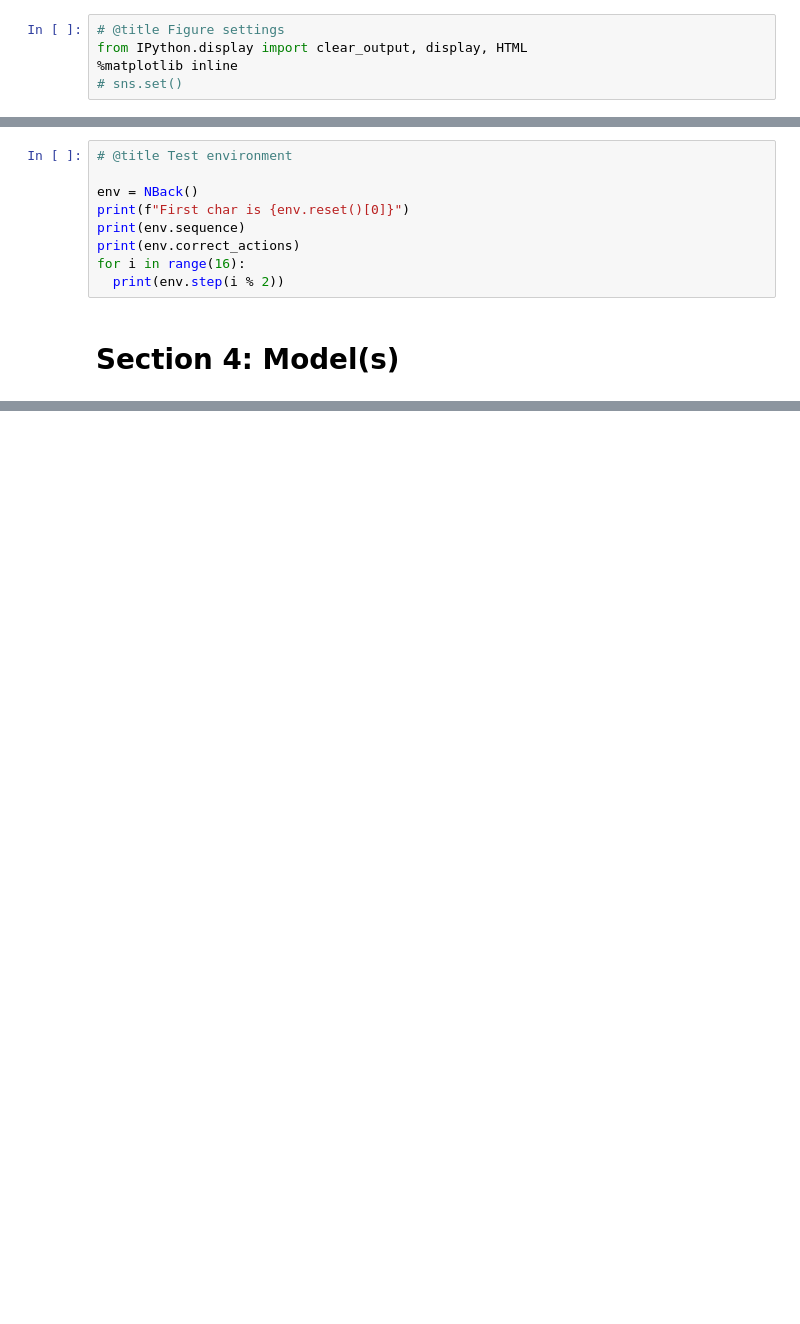
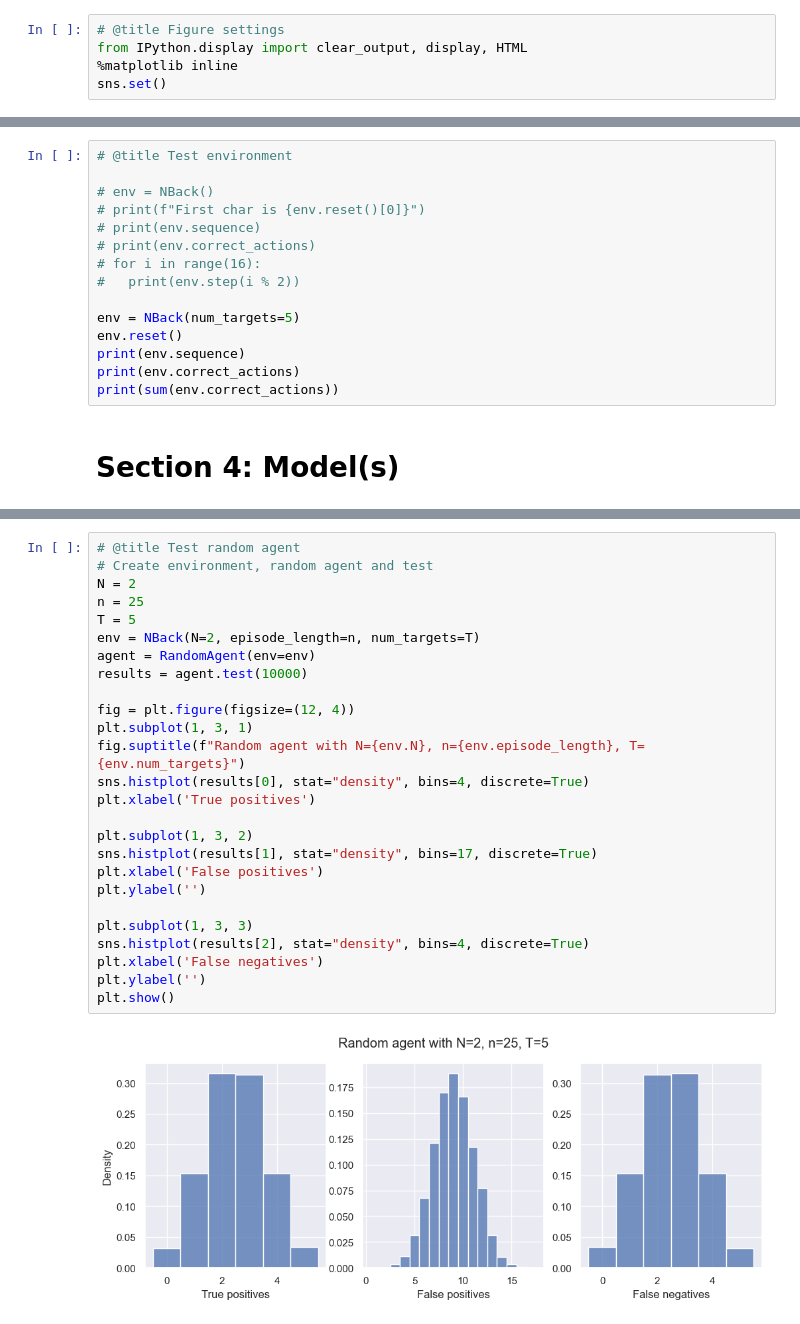
Before and after one commit to bobasaurusrex/NMA-group1, a Jupyter notebook: NMA_Project_Group_1.ipynb, the cells around one changed output, grey strips where cells are left out. Drawn from its saved outputs; the diff is of its cells as text; blank space fills up the shorter version.

Commit message:
Random agent + results

```diff
--- a/NMA_Project_Group_1.ipynb
+++ b/NMA_Project_Group_1.ipynb
@@ -72,7 +66,7 @@ from gymnasium import spaces
 # @title Figure settings
 from IPython.display import clear_output, display, HTML
 %matplotlib inline
-# sns.set()
+sns.set()
 # %% [markdown]
 ---
 # Background
@@ -196,11 +201,17 @@ class NBack(gym.Env):
 # %%
 # @title Test environment
 
-env = NBack()
-print(f"First char is {env.reset()[0]}")
+# env = NBack()
+# print(f"First char is {env.reset()[0]}")
+# print(env.sequence)
+# print(env.correct_actions)
+# for i in range(16):
+#   print(env.step(i % 2))
+
+env = NBack(num_targets=5)
+env.reset()
 print(env.sequence)
 print(env.correct_actions)
-for i in range(16):
-  print(env.step(i % 2))
+print(sum(env.correct_actions))
 # %% [markdown]
 # Section 4: Model(s)
@@ -210,3 +255,31 @@ class RandomAgent(nn.Module):
+# %%
+# @title Test random agent
+# Create environment, random agent and test
+N = 2
+n = 25
+T = 5
+env = NBack(N=2, episode_length=n, num_targets=T)
+agent = RandomAgent(env=env)
+results = agent.test(10000)
+
+fig = plt.figure(figsize=(12, 4))
+plt.subplot(1, 3, 1)
+fig.suptitle(f"Random agent with N={env.N}, n={env.episode_length}, T={env.num_targets}")
+sns.histplot(results[0], stat="density", bins=4, discrete=True)
+plt.xlabel('True positives')
+
+plt.subplot(1, 3, 2)
+sns.histplot(results[1], stat="density", bins=17, discrete=True)
+plt.xlabel('False positives')
+plt.ylabel('')
+
+plt.subplot(1, 3, 3)
+sns.histplot(results[2], stat="density", bins=4, discrete=True)
+plt.xlabel('False negatives')
+plt.ylabel('')
+plt.show()
+# %% [output]
+[figure, added]
 # %%
 # RNN
 
```
Also changed, not shown: parts of 6 cells of this notebook.
